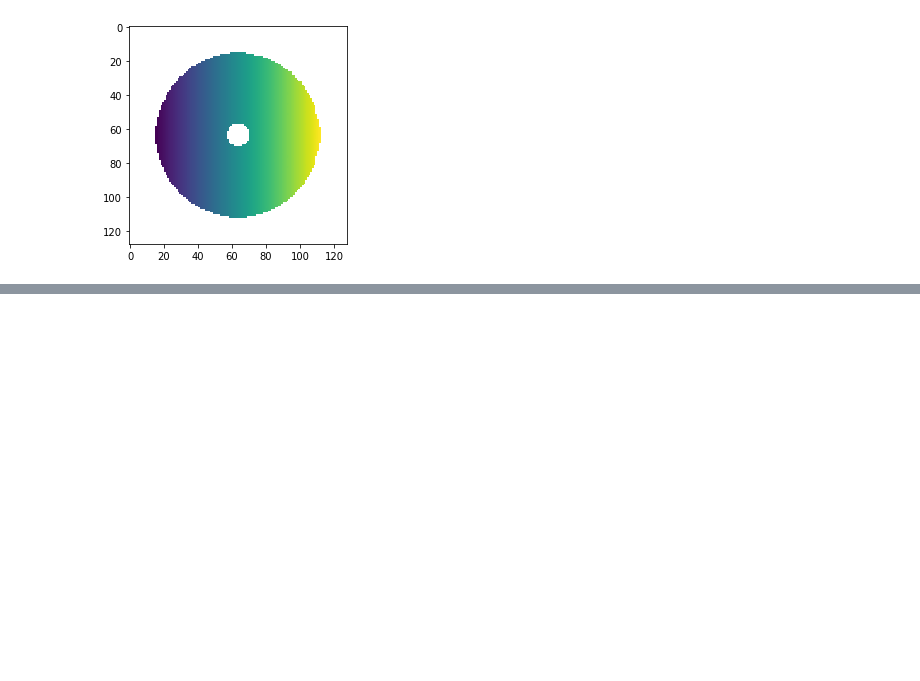
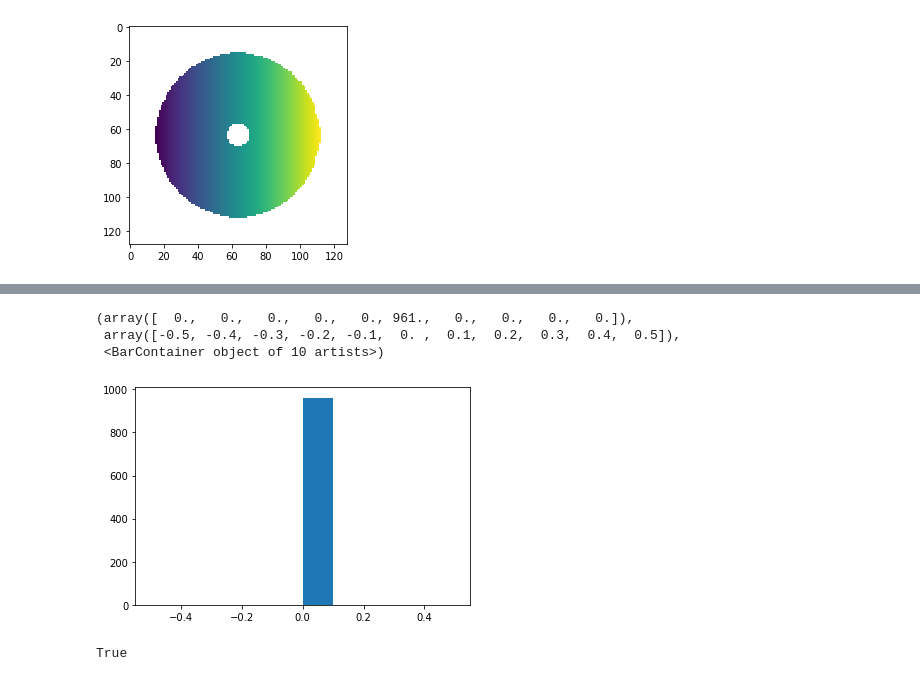
Before and after one commit to pigsboss/pimms, a Jupyter notebook: notes/raytracing.ipynb, the cells around one changed output, grey strips where cells are left out. Drawn from its saved outputs; the diff is of its cells as text; code cells hidden in the pictures; blank space fills up the shorter version.

```diff
--- a/notes/raytracing.ipynb
+++ b/notes/raytracing.ipynb
@@ -26,0 +72,15 @@ dets[0].readout(clear_buffer=False)[0].sum()
+# %%
+m0=op.SymmetricQuadricMirror(0,10,f=np.inf,g=np.inf)
+m1=op.SymmetricQuadricMirror(0,10,f=20,g=np.inf)
+p,q=s([m0],1000,1e-3,sampling='dizzle')
+r0,t0=m1.intersect(q,min_corrections=4)
+plt.hist(r0[2,~np.isinf(t0)]-m1.height(r0[0,~np.isinf(t0)],r0[1,~np.isinf(t0)]))
+# %% [output]
+(array([  0.,   0.,   0.,   0.,   0., 961.,   0.,   0.,   0.,   0.]),
+ array([-0.5, -0.4, -0.3, -0.2, -0.1,  0. ,  0.1,  0.2,  0.3,  0.4,  0.5]),
+ <BarContainer object of 10 artists>)
+[figure, added]
+# %%
+np.any(np.random.rand(10)<1.)
+# %% [output]
+True
```
Also changed, not shown: parts of 11 cells of this notebook, 1 other file.
